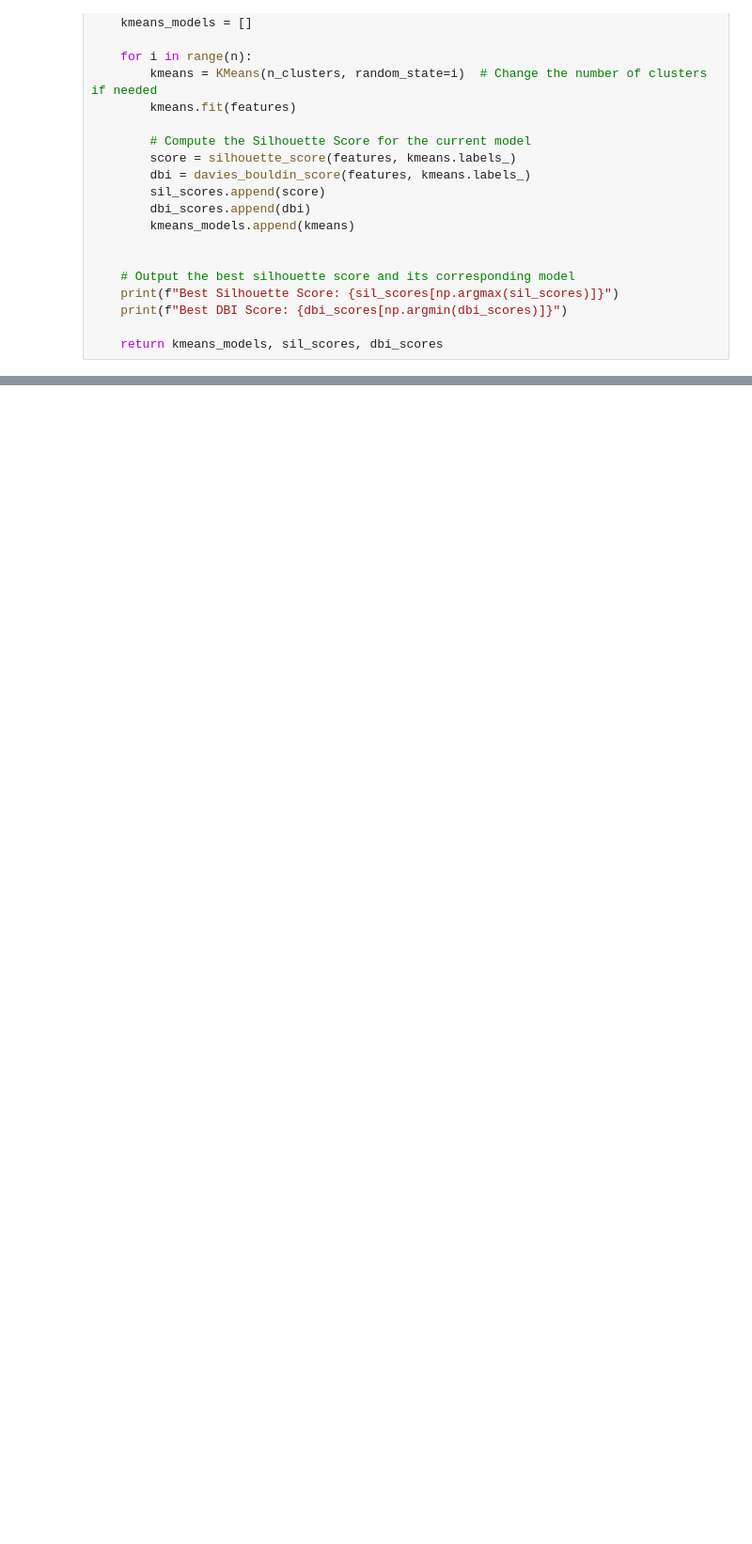
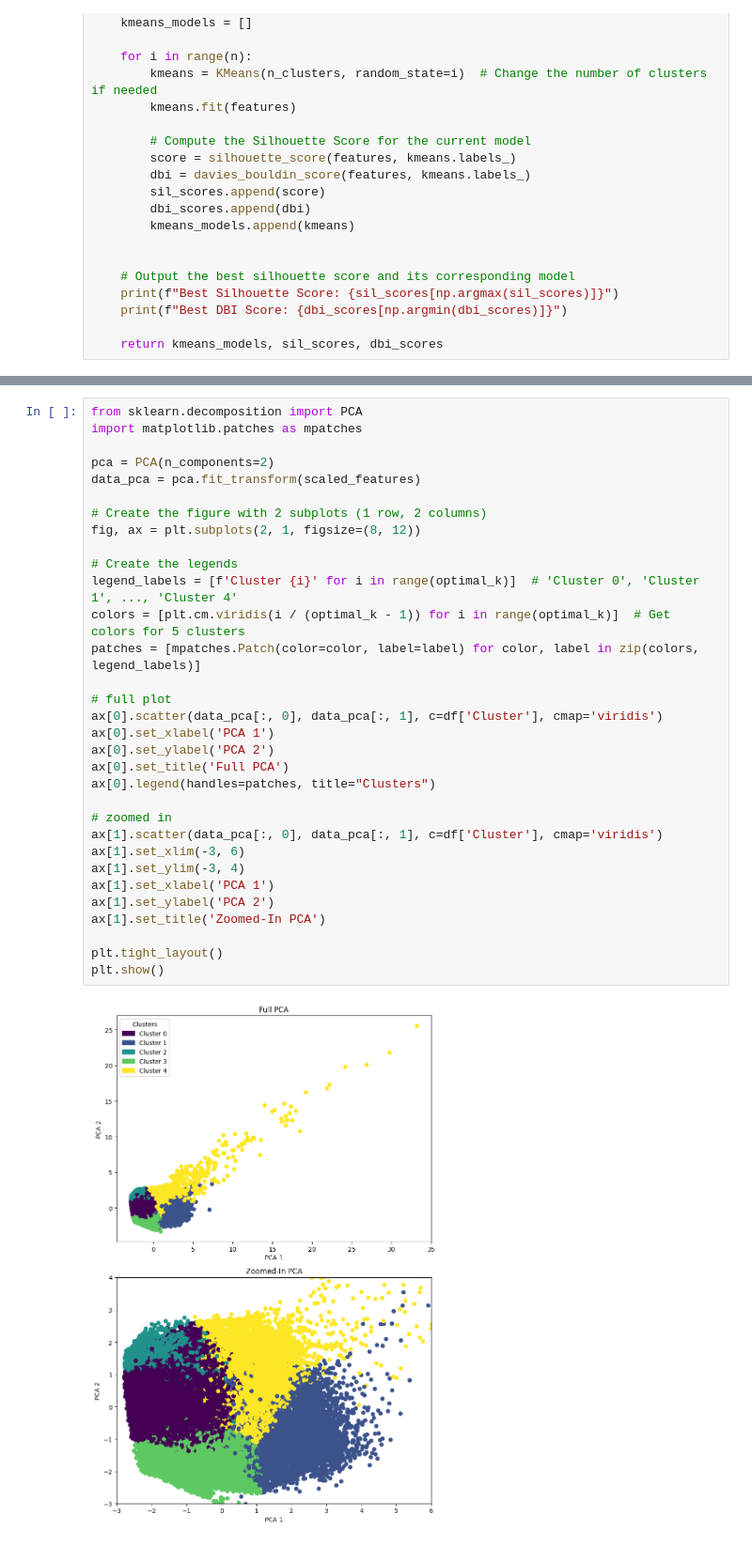
Before and after one commit to nsterz/AA_2024-group-3, a Jupyter notebook: clustering/kMeans.ipynb, the cells around one changed output, grey strips where cells are left out. Shown at 94% size. Drawn from its saved outputs; the diff is of its cells as text; blank space fills up the shorter version.

```diff
--- a/clustering/kMeans.ipynb
+++ b/clustering/kMeans.ipynb
@@ -119,0 +145,34 @@ Best DBI Score: 0.9636545587715132
+# %%
+from sklearn.decomposition import PCA
+import matplotlib.patches as mpatches
+
+pca = PCA(n_components=2)
+data_pca = pca.fit_transform(scaled_features)
+
+# Create the figure with 2 subplots (1 row, 2 columns)
+fig, ax = plt.subplots(2, 1, figsize=(8, 12))
+
+# Create the legends
+legend_labels = [f'Cluster {i}' for i in range(optimal_k)]  # 'Cluster 0', 'Cluster 1', ..., 'Cluster 4'
+colors = [plt.cm.viridis(i / (optimal_k - 1)) for i in range(optimal_k)]  # Get colors for 5 clusters
+patches = [mpatches.Patch(color=color, label=label) for color, label in zip(colors, legend_labels)]
+
+# full plot
+ax[0].scatter(data_pca[:, 0], data_pca[:, 1], c=df['Cluster'], cmap='viridis')
+ax[0].set_xlabel('PCA 1')
+ax[0].set_ylabel('PCA 2')
+ax[0].set_title('Full PCA')
+ax[0].legend(handles=patches, title="Clusters")
+
+# zoomed in
+ax[1].scatter(data_pca[:, 0], data_pca[:, 1], c=df['Cluster'], cmap='viridis')
+ax[1].set_xlim(-3, 6)
+ax[1].set_ylim(-3, 4)
+ax[1].set_xlabel('PCA 1')
+ax[1].set_ylabel('PCA 2')
+ax[1].set_title('Zoomed-In PCA')
+
+plt.tight_layout()
+plt.show()
+# %% [output]
+[figure, added]
```
Also changed, not shown: parts of 19 cells of this notebook, 5 other files.
